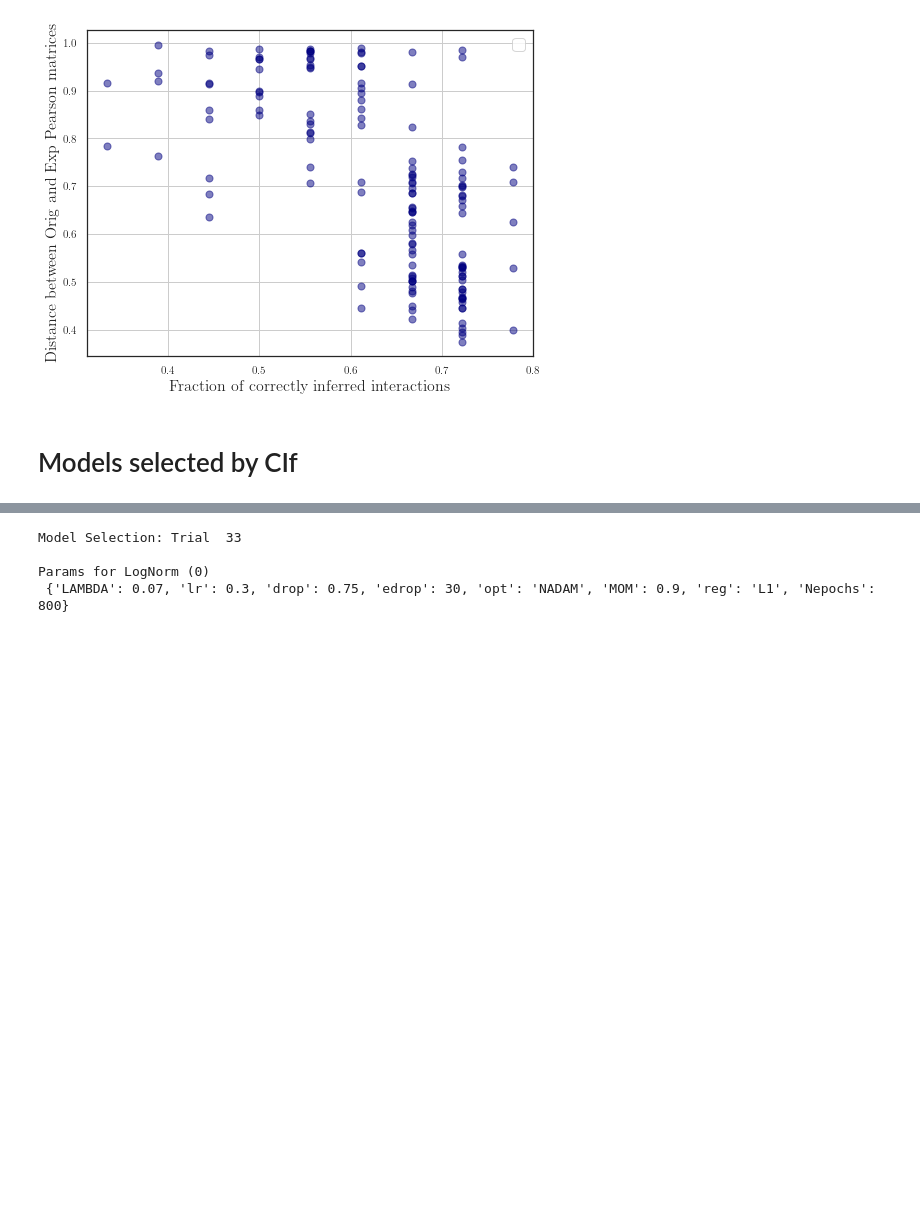
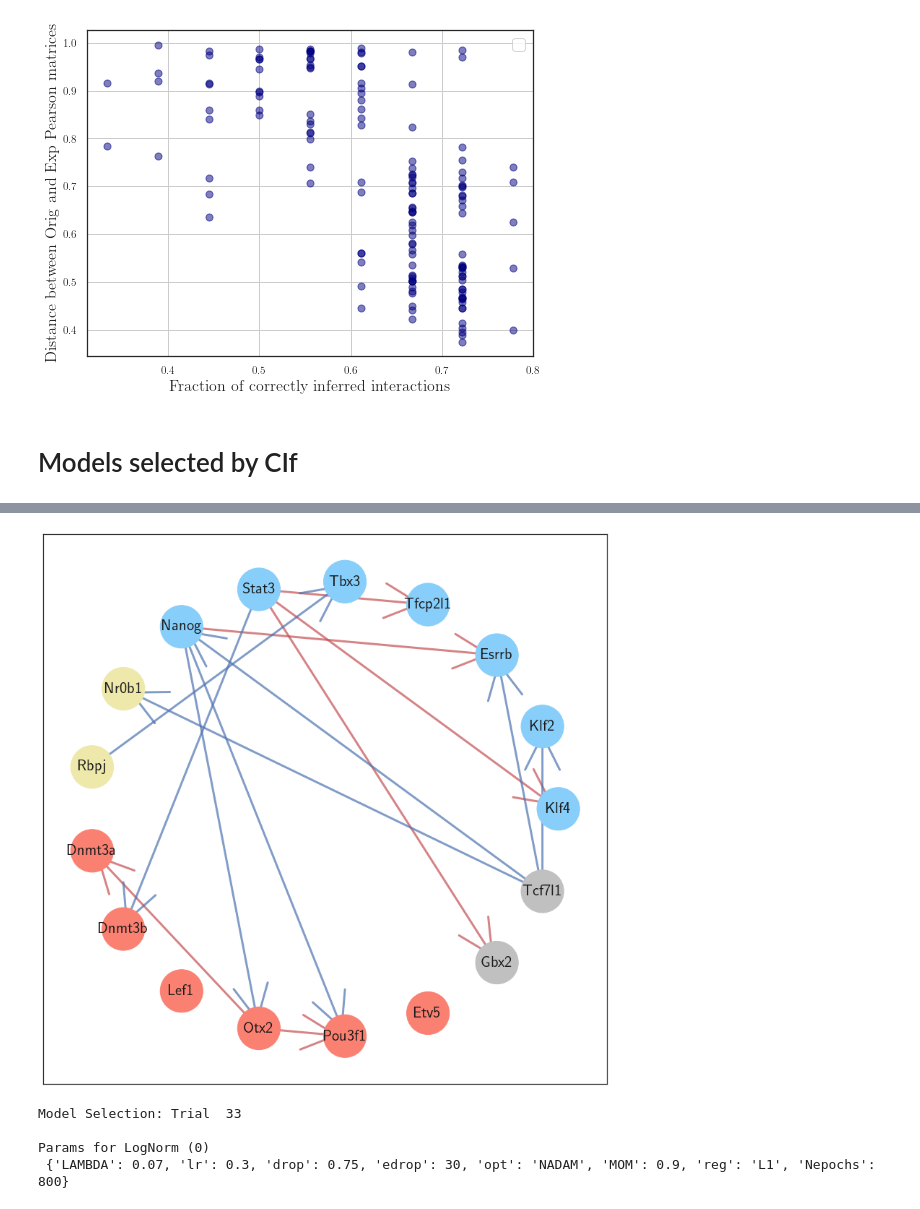
Before and after one commit to CleliaCorridori/GRN_Inference_CODE, a Jupyter notebook: IsingRes_Evaluation_LogNorm_SingleModel.ipynb, the cells around one changed output, grey strips where cells are left out. Drawn from its saved outputs; the diff is of its cells as text; code cells hidden in the pictures; blank space fills up the shorter version.

```diff
--- a/IsingRes_Evaluation_LogNorm_SingleModel.ipynb
+++ b/IsingRes_Evaluation_LogNorm_SingleModel.ipynb
@@ -411,3 +423,16 @@ selected indices: 33
+# %%
+Interactions_list = TPtrial_list
+adj_matx = na.to_adj_matrix(best_model_MCIf, thr = 0.0)
+naive_ref = ["Klf4", "Klf2", "Esrrb", "Tfcp2l1", "Tbx3", "Stat3", "Nanog", "Sox2"]
+formative_early_ref = ["Nr0b1", "Zic3", "Rbpj"]
+formative_late_ref = ["Utf1", "Etv4", "Tcf15", "Dnmt3a", "Dnmt3b", "Lef1", "Otx2", "Pou3f1", "Etv5"]
+
+# na.visualize_graphTrue(adj_matx, genes_order, naive_ref, formative_early_ref, formative_late_ref, Interactions_list,"")# "Expected Interactions (Known Directed Correlations)")
+
+# na.visualize_graphSelTrue(adj_matx, genes_order, naive_ref, formative_early_ref, formative_late_ref, Interactions_list,"")
+na.visualize_graphSel(adj_matx, genes_order, naive_ref, formative_early_ref, formative_late_ref, Interactions_list,"")
+# %% [output]
+[figure, added]
 # %%
 # Ntrials = 150
 
```
Also changed, not shown: parts of 4 cells of this notebook, 1 other file.
